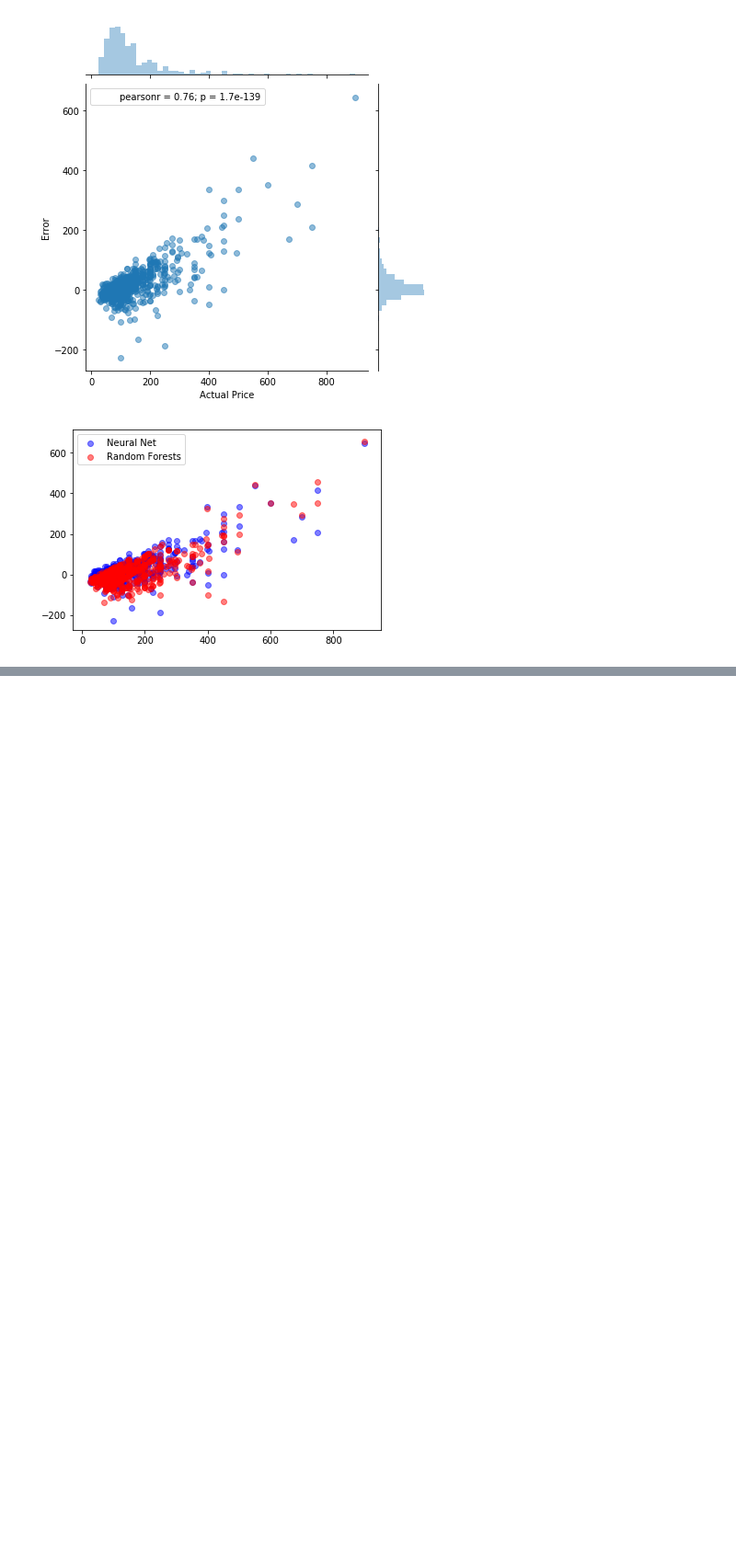
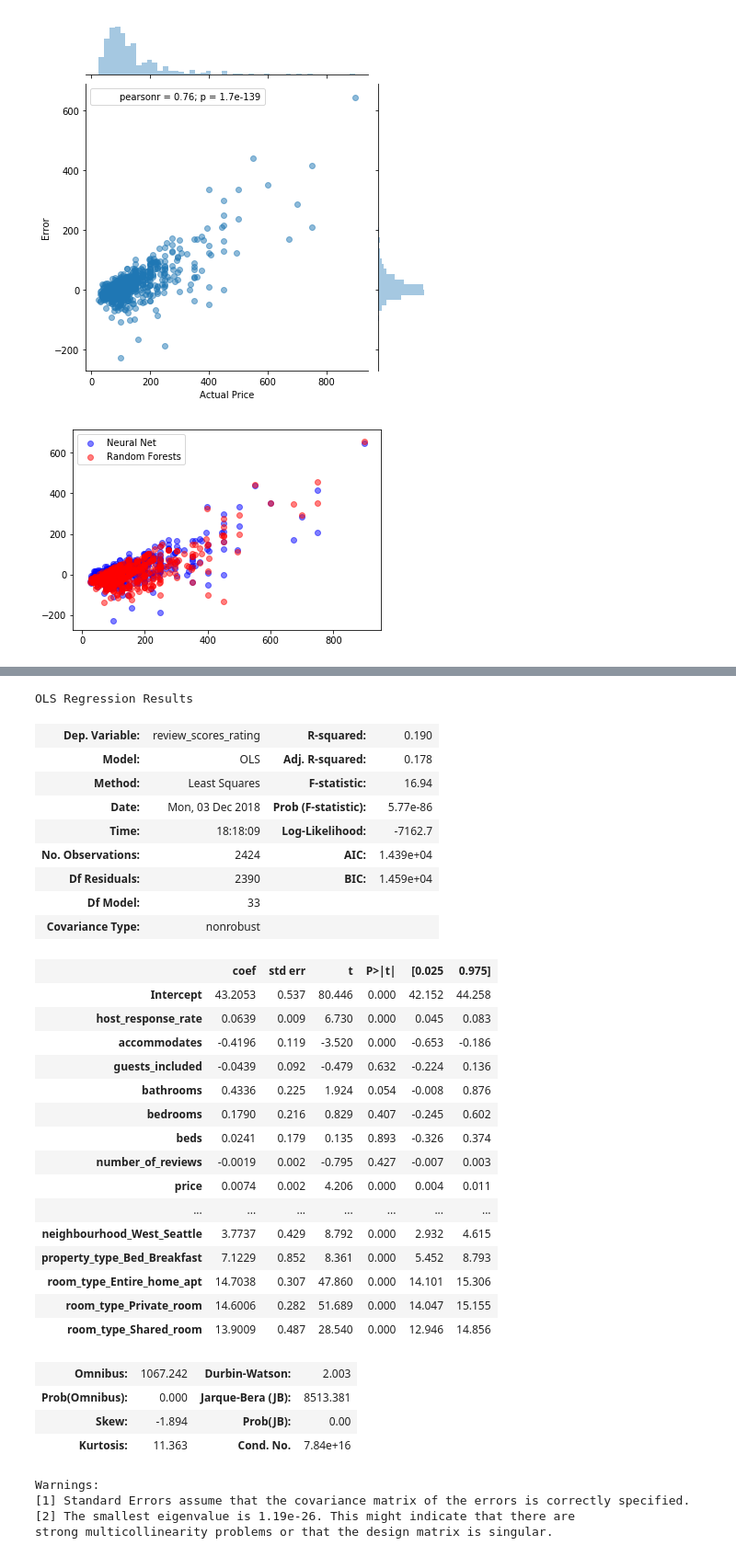
Before and after one commit to joshkeating/inf370-final-project, a Jupyter notebook: analysis.ipynb, the cells around one changed output, grey strips where cells are left out. Shown at 92% size. Saved outputs shown, nothing was run; the diff lists cells and outputs as text; code cells hidden in the pictures; blank space fills up the shorter version.

```diff
--- a/analysis.ipynb
+++ b/analysis.ipynb
@@ -265,0 +308,46 @@ plt.show()
+# %%
+review_data = review_data.drop('review_scores_accuracy',1)
+review_data = review_data.drop('review_scores_cleanliness',1)
+review_data = review_data.drop('review_scores_checkin',1)
+review_data = review_data.drop('review_scores_communication',1)
+review_data = review_data.drop('review_scores_location',1)
+review_data = review_data.drop('review_scores_value',1)
+# %%
+formula = 'review_scores_rating ~ host_response_rate + accommodates + guests_included + bathrooms + bedrooms + beds + number_of_reviews + price + score + host_is_superhost_f + host_is_superhost_t + neighbourhood_Ballard  + neighbourhood_Cascade  + neighbourhood_Delridge + neighbourhood_Downtown + neighbourhood_Interbay + neighbourhood_Magnolia + neighbourhood_Northgate + property_type_Apartment  + property_type_Condominium + property_type_House + property_type_Loft + property_type_Townhouse + neighbourhood_Beacon_Hill + neighbourhood_Capitol_Hill + neighbourhood_Central_Area + neighbourhood_Lake_City + neighbourhood_Other_neighborhoods + neighbourhood_Queen_Anne + neighbourhood_Rainier_Valley + neighbourhood_Seward_Park + neighbourhood_University_District + neighbourhood_West_Seattle + property_type_Bed_Breakfast + room_type_Entire_home_apt + room_type_Private_room + room_type_Shared_room'
+mod1 = smf.ols(formula=formula, data=review_data).fit()
+mod1.summary()
+# %% [output]
+OLS Regression Results
+| Dep. Variable: | review_scores_rating | R-squared: | 0.190 |
+| Model: | OLS | Adj. R-squared: | 0.178 |
+| Method: | Least Squares | F-statistic: | 16.94 |
+| Date: | Mon, 03 Dec 2018 | Prob (F-statistic): | 5.77e-86 |
+| Time: | 18:18:09 | Log-Likelihood: | -7162.7 |
+| No. Observations: | 2424 | AIC: | 1.439e+04 |
+| Df Residuals: | 2390 | BIC: | 1.459e+04 |
+| Df Model: | 33 |  |  |
+| Covariance Type: | nonrobust |  |  |
+|  | coef | std err | t | P>|t| | [0.025 | 0.975] |
+| Intercept | 43.2053 | 0.537 | 80.446 | 0.000 | 42.152 | 44.258 |
+| host_response_rate | 0.0639 | 0.009 | 6.730 | 0.000 | 0.045 | 0.083 |
+| accommodates | -0.4196 | 0.119 | -3.520 | 0.000 | -0.653 | -0.186 |
+| guests_included | -0.0439 | 0.092 | -0.479 | 0.632 | -0.224 | 0.136 |
+| bathrooms | 0.4336 | 0.225 | 1.924 | 0.054 | -0.008 | 0.876 |
+| bedrooms | 0.1790 | 0.216 | 0.829 | 0.407 | -0.245 | 0.602 |
+| beds | 0.0241 | 0.179 | 0.135 | 0.893 | -0.326 | 0.374 |
+| number_of_reviews | -0.0019 | 0.002 | -0.795 | 0.427 | -0.007 | 0.003 |
+| price | 0.0074 | 0.002 | 4.206 | 0.000 | 0.004 | 0.011 |
+| ... | ... | ... | ... | ... | ... | ... |
+| neighbourhood_West_Seattle | 3.7737 | 0.429 | 8.792 | 0.000 | 2.932 | 4.615 |
+| property_type_Bed_Breakfast | 7.1229 | 0.852 | 8.361 | 0.000 | 5.452 | 8.793 |
+| room_type_Entire_home_apt | 14.7038 | 0.307 | 47.860 | 0.000 | 14.101 | 15.306 |
+| room_type_Private_room | 14.6006 | 0.282 | 51.689 | 0.000 | 14.047 | 15.155 |
+| room_type_Shared_room | 13.9009 | 0.487 | 28.540 | 0.000 | 12.946 | 14.856 |
+| Omnibus: | 1067.242 | Durbin-Watson: | 2.003 |
+| Prob(Omnibus): | 0.000 | Jarque-Bera (JB): | 8513.381 |
+| Skew: | -1.894 | Prob(JB): | 0.00 |
+| Kurtosis: | 11.363 | Cond. No. | 7.84e+16 |
+Warnings:
+[1] Standard Errors assume that the covariance matrix of the errors is correctly specified.
+[2] The smallest eigenvalue is 1.19e-26. This might indicate that there are
+strong multicollinearity problems or that the design matrix is singular.
```
Also changed, not shown: parts of 2 cells of this notebook.
